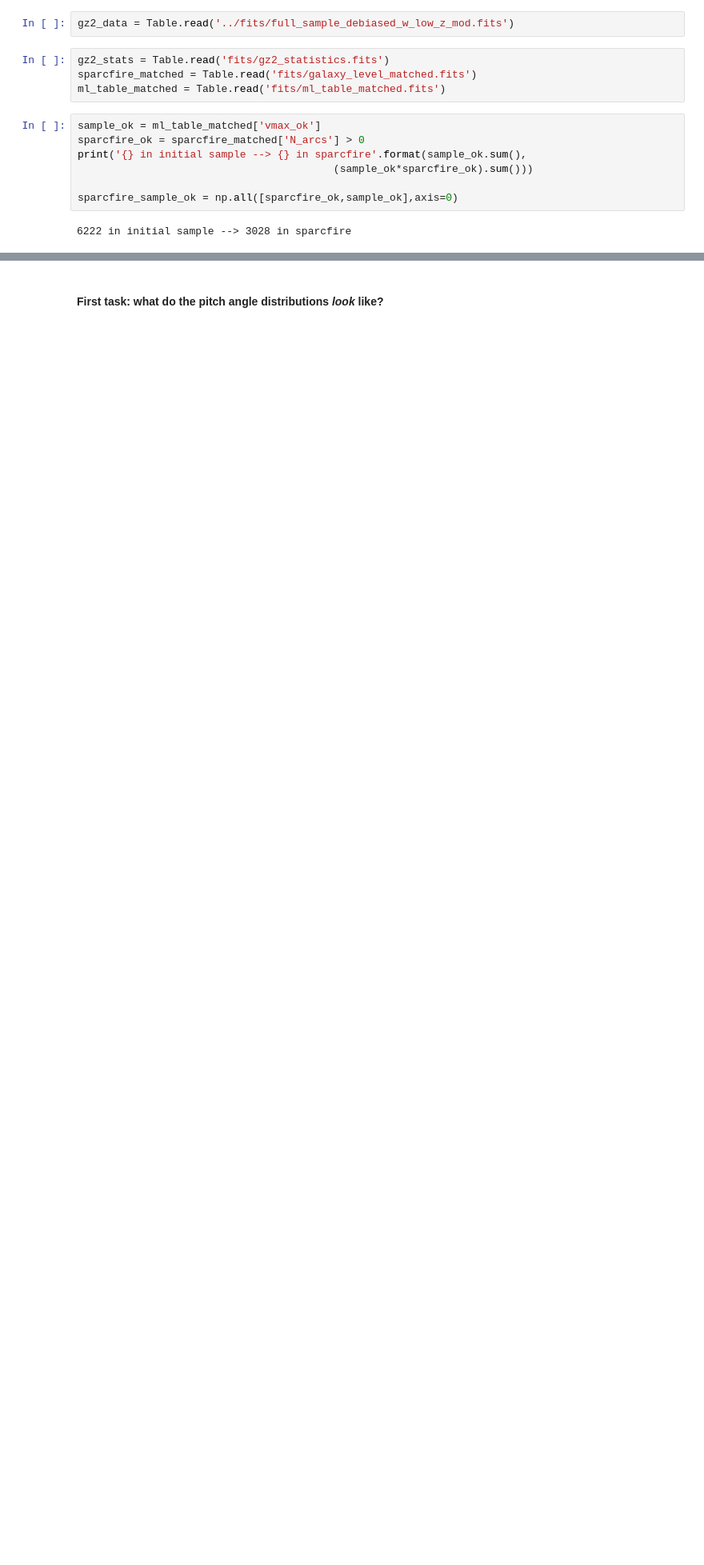
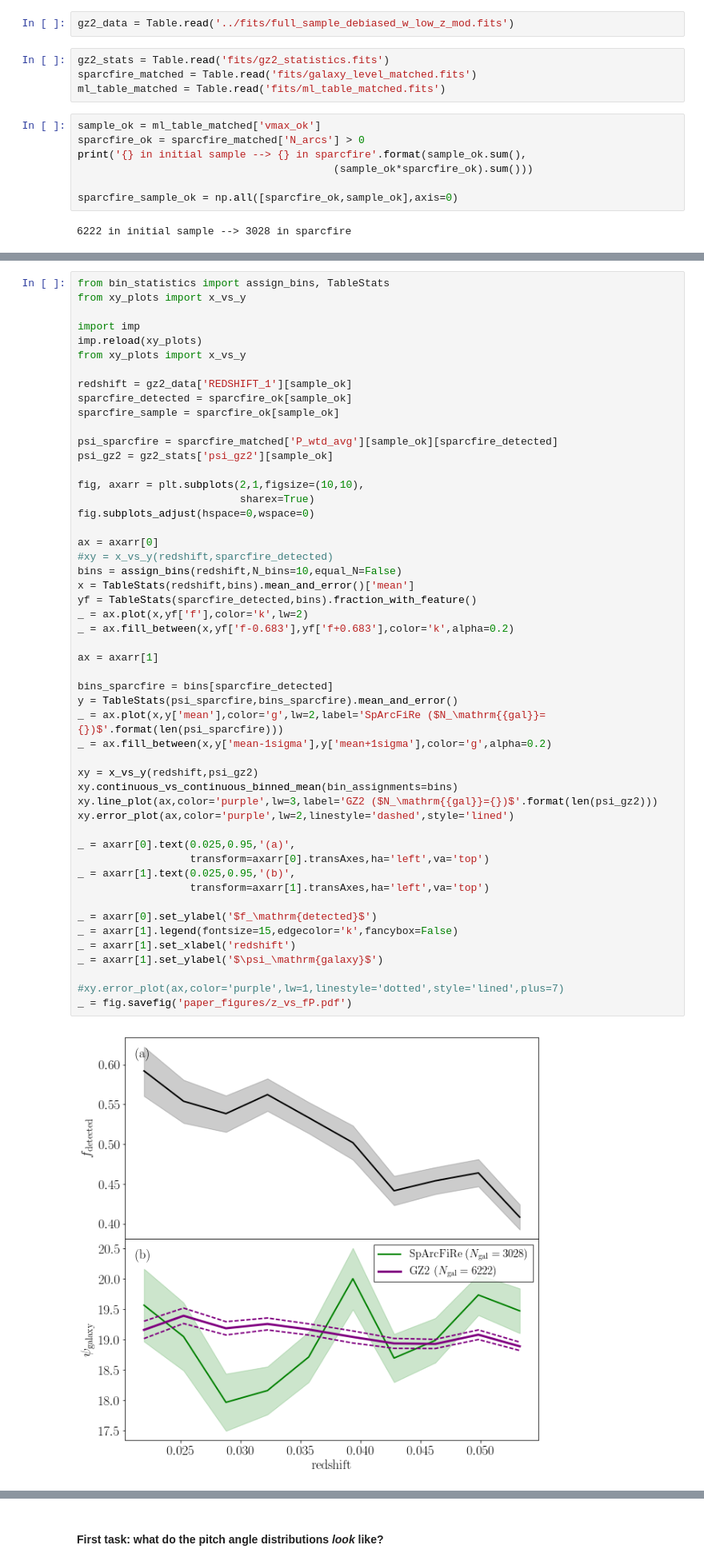
Before and after one commit to RossHart/sparcfire, a Jupyter notebook: sparcfire_vs_gz2.ipynb, the cells around one changed output, grey strips where cells are left out. Shown: that part at 80% size. Saved outputs shown, nothing was run; the diff lists cells and outputs as text; blank space fills up the shorter version.

```diff
--- a/sparcfire_vs_gz2.ipynb
+++ b/sparcfire_vs_gz2.ipynb
@@ -40,0 +43,53 @@ sparcfire_sample_ok = np.all([sparcfire_ok,sample_ok],axis=0)
+# %%
+from bin_statistics import assign_bins, TableStats
+from xy_plots import x_vs_y
+
+import imp
+imp.reload(xy_plots)
+from xy_plots import x_vs_y
+
+redshift = gz2_data['REDSHIFT_1'][sample_ok]
+sparcfire_detected = sparcfire_ok[sample_ok]
+sparcfire_sample = sparcfire_ok[sample_ok]
+
+psi_sparcfire = sparcfire_matched['P_wtd_avg'][sample_ok][sparcfire_detected]
+psi_gz2 = gz2_stats['psi_gz2'][sample_ok]
+
+fig, axarr = plt.subplots(2,1,figsize=(10,10),
+                          sharex=True)
+fig.subplots_adjust(hspace=0,wspace=0)
+
+ax = axarr[0]
+#xy = x_vs_y(redshift,sparcfire_detected)
+bins = assign_bins(redshift,N_bins=10,equal_N=False)
+x = TableStats(redshift,bins).mean_and_error()['mean']
+yf = TableStats(sparcfire_detected,bins).fraction_with_feature()
+_ = ax.plot(x,yf['f'],color='k',lw=2)
+_ = ax.fill_between(x,yf['f-0.683'],yf['f+0.683'],color='k',alpha=0.2)
+
+ax = axarr[1]
+
+bins_sparcfire = bins[sparcfire_detected]
+y = TableStats(psi_sparcfire,bins_sparcfire).mean_and_error()
+_ = ax.plot(x,y['mean'],color='g',lw=2,label='SpArcFiRe ($N_\mathrm{{gal}}={})$'.format(len(psi_sparcfire)))
+_ = ax.fill_between(x,y['mean-1sigma'],y['mean+1sigma'],color='g',alpha=0.2)
+
+xy = x_vs_y(redshift,psi_gz2)
+xy.continuous_vs_continuous_binned_mean(bin_assignments=bins)
+xy.line_plot(ax,color='purple',lw=3,label='GZ2 ($N_\mathrm{{gal}}={})$'.format(len(psi_gz2)))
+xy.error_plot(ax,color='purple',lw=2,linestyle='dashed',style='lined')
+
+_ = axarr[0].text(0.025,0.95,'(a)',
+                  transform=axarr[0].transAxes,ha='left',va='top')
+_ = axarr[1].text(0.025,0.95,'(b)',
+                  transform=axarr[1].transAxes,ha='left',va='top')
+
+_ = axarr[0].set_ylabel('$f_\mathrm{detected}$')
+_ = axarr[1].legend(fontsize=15,edgecolor='k',fancybox=False)
+_ = axarr[1].set_xlabel('redshift')
+_ = axarr[1].set_ylabel('$\psi_\mathrm{galaxy}$')
+
+#xy.error_plot(ax,color='purple',lw=1,linestyle='dotted',style='lined',plus=7)
+_ = fig.savefig('paper_figures/z_vs_fP.pdf')
+# %% [output]
+[figure, added]
```
Also changed, not shown: parts of 14 cells of this notebook, 3 other files.
